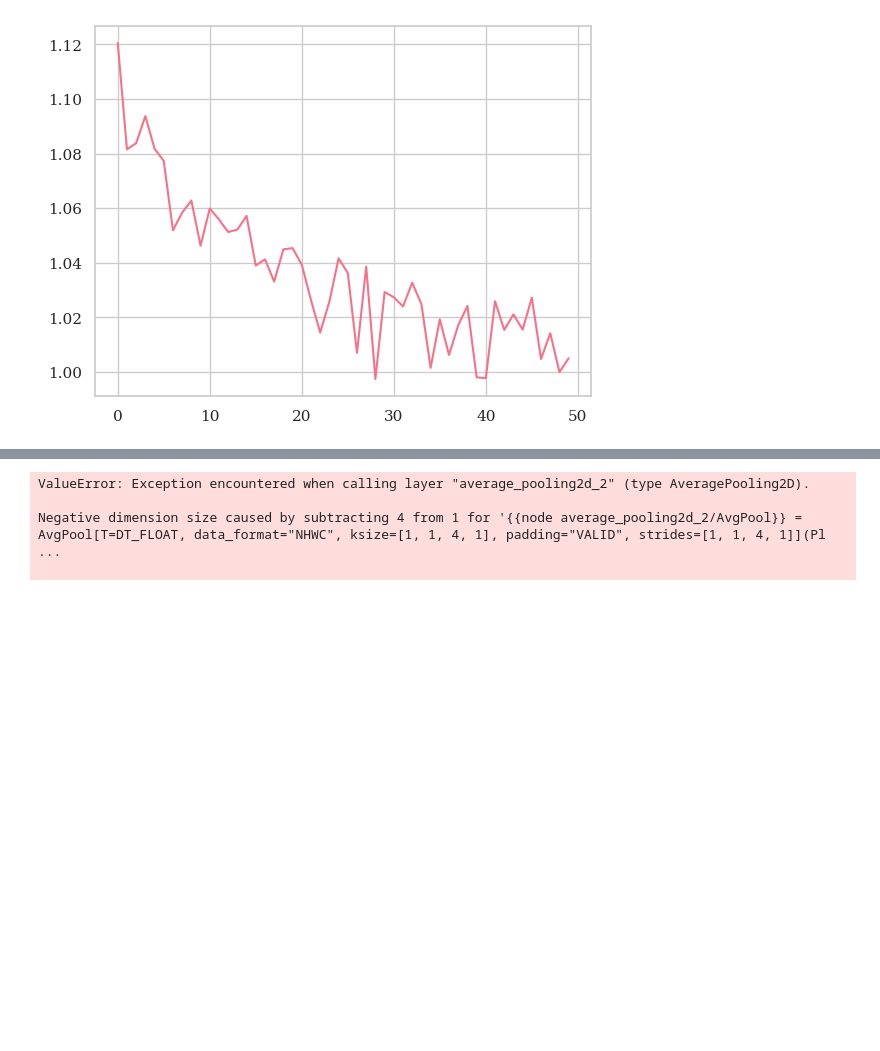
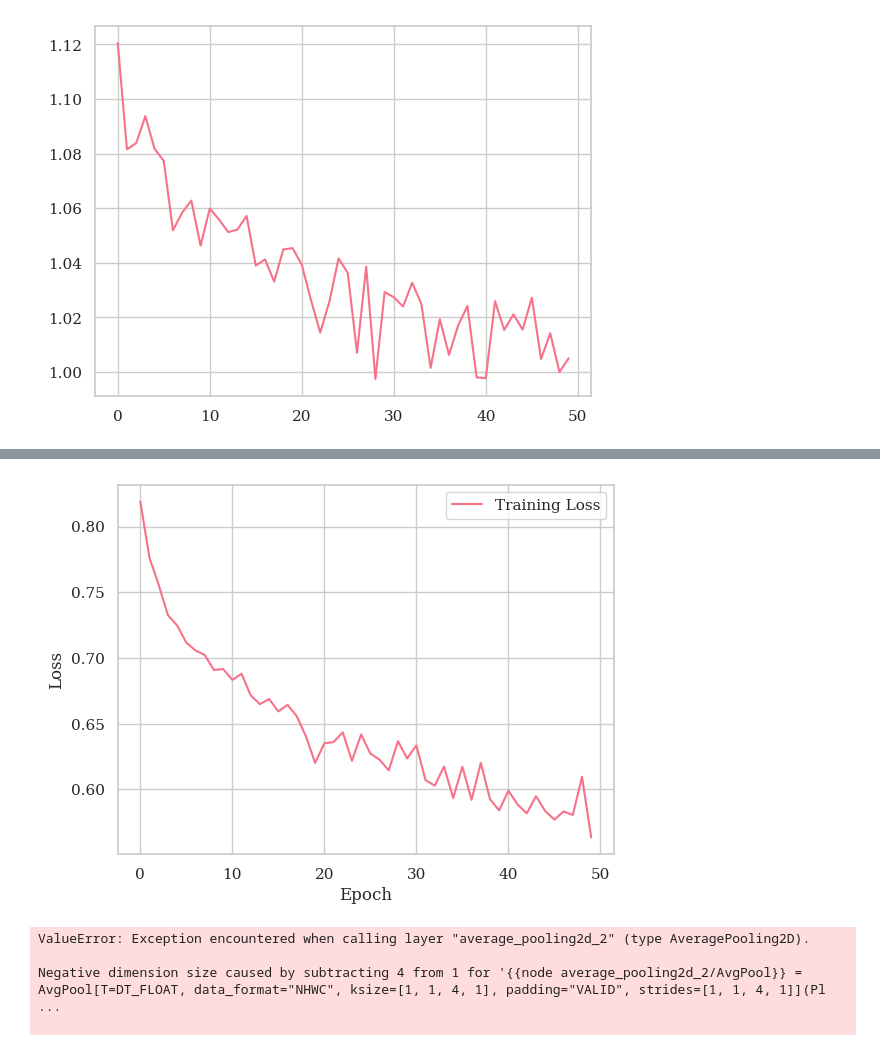
Before and after one commit to sam189239/EEG-MI-Benchmarking, a Jupyter notebook: code/bci_main.ipynb, the cells around one changed output, grey strips where cells are left out. Cells and saved outputs as stored; diff of their text form; code cells hidden in the pictures; blank space fills up the shorter version.

```diff
--- a/code/bci_main.ipynb
+++ b/code/bci_main.ipynb
@@ -763,5 +925,5 @@ Epoch 50/50
 # %%
-convlstm = build_convlstm_classifier(input_shape = (64, 1, 1), num_layers = 1)
-convlstm_csp, convlstm_csp_results = CV_train(convlstm, X_CSP, X_TEST_CSP, convlstm = True)
+convlstm_csp = build_convlstm_classifier(input_shape = (64, 1, 1), num_layers = 1)
+convlstm_csp, convlstm_csp_results = CV_train(convlstm_csp, X_CSP, X_TEST_CSP, convlstm = True)
 # %% [output]
 Epoch 1/50
@@ -784,3 +946,4 @@ Epoch 50/50
+[figure, added]
 # %%
 eegnet = build_eegnet_classifier(4, 64, 1)
 eegnet, eegnet_results = CV_train(eegnet, X_CSP, X_TEST_CSP, cnn = True)
```
Also changed, not shown: parts of 27 cells of this notebook, 3 other files.
